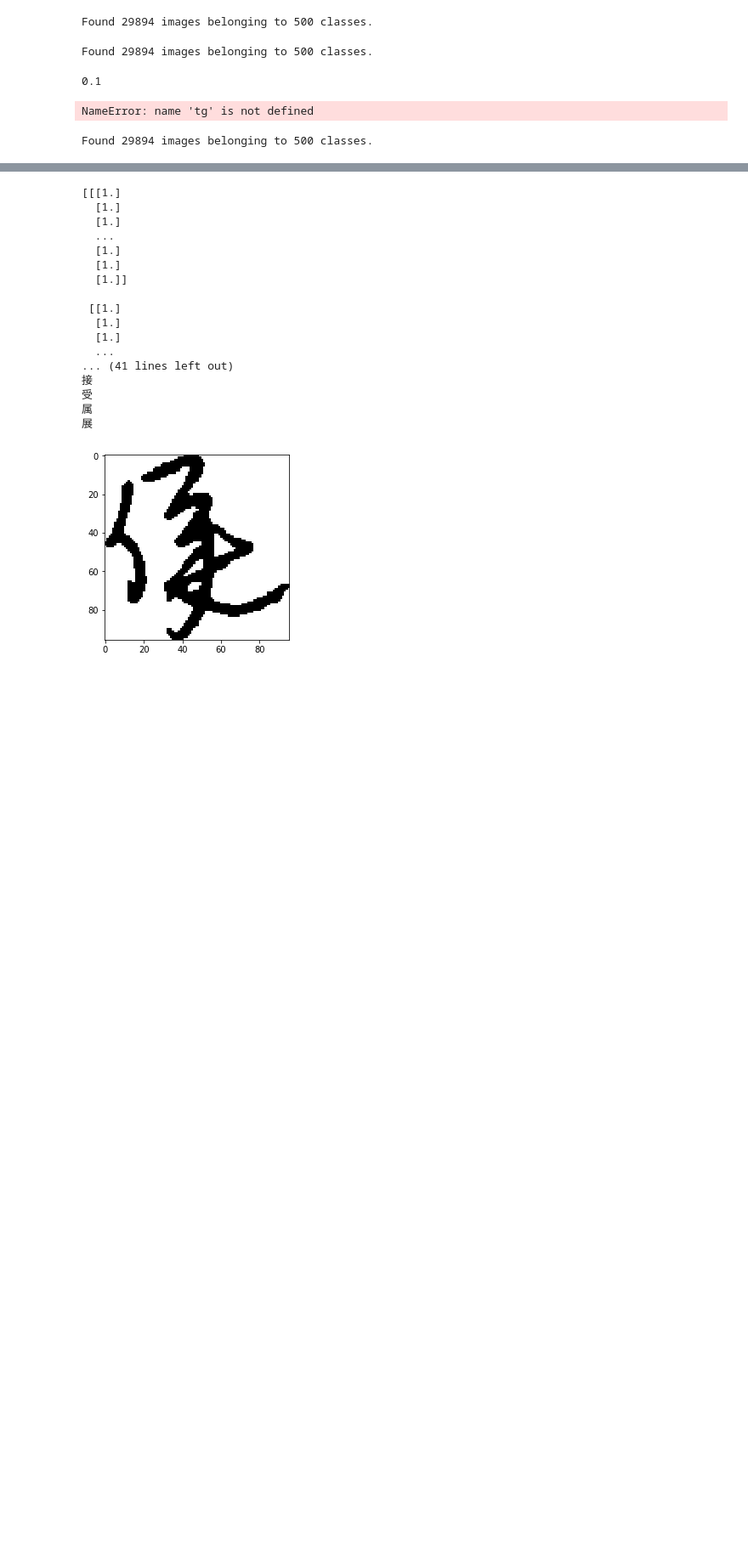
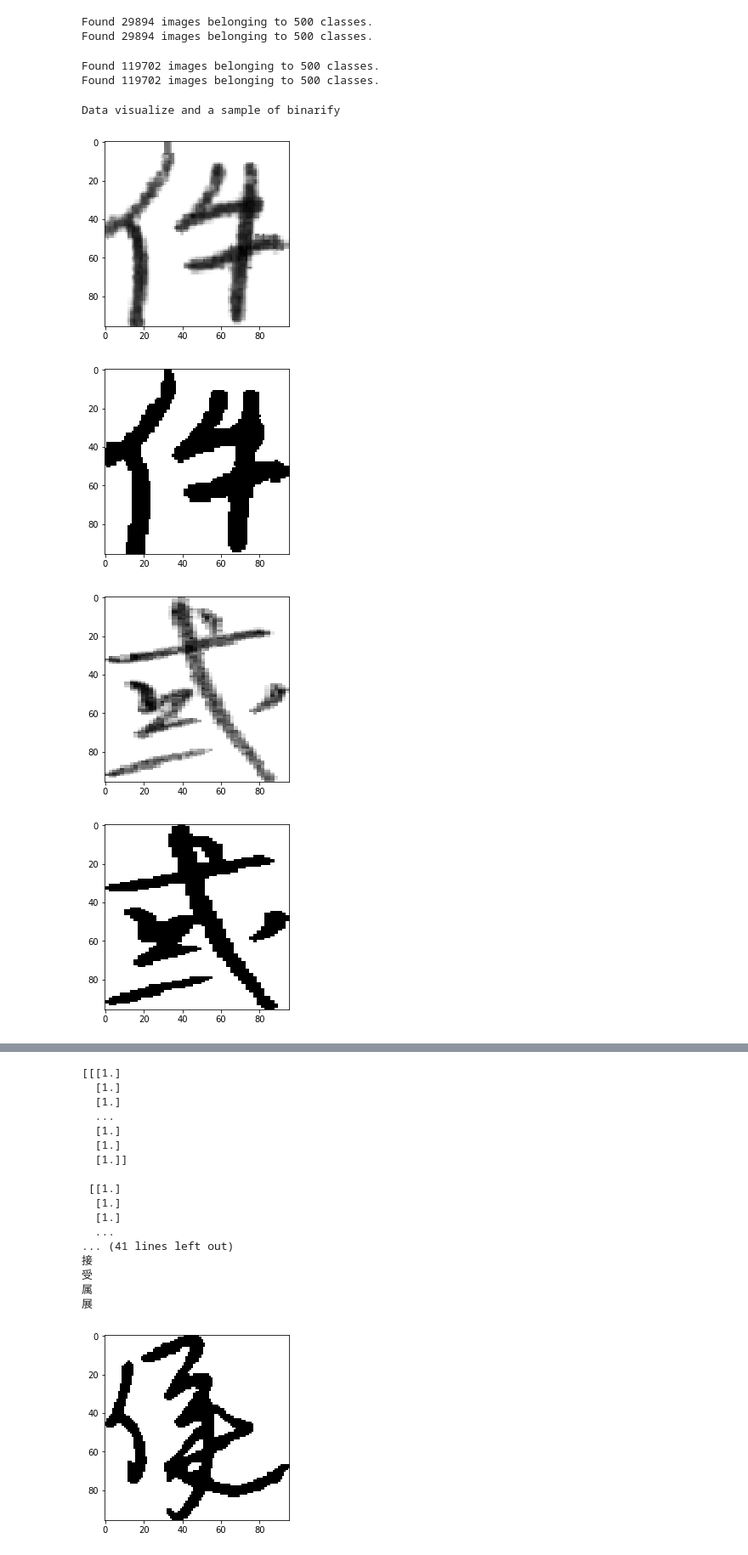
Before and after one commit to chenliz1/ChineseHandwritingRecognition, a Jupyter notebook: script.ipynb, the cells around one changed output, grey strips where cells are left out. Shown: that part at 85% size. Drawn from its saved outputs; the diff is of its cells as text; code cells hidden in the pictures; blank space fills up the shorter version.

```diff
--- a/script.ipynb
+++ b/script.ipynb
@@ -33,10 +41,12 @@ width, height = 96, 96
 # %%
-# vg = validGenerator(validDir, val_batchSize, 96, 96)
-vg = validGenerator(validDir, val_batchSize, 96, 96, binary=True, thresh=0.99)
+vg_origin = validGenerator(validDir, val_batchSize, 96, 96)
+vg_binary = validGenerator(validDir, val_batchSize, 96, 96, binary=True, thresh=0.99)
 # %% [output]
 Found 29894 images belonging to 500 classes.
+Found 29894 images belonging to 500 classes.
 # %%
-# tg = trainGenerator(trainDir, batchSize, 96, 96)
-tg = trainGenerator(validDir, val_batchSize, 96, 96, binary=True, thresh=0.99)
+tg_origin = trainGenerator(trainDir, batchSize, 96, 96)
+tg_binary = trainGenerator(trainDir, val_batchSize, 96, 96, binary=True, thresh=0.99)
 # %% [output]
-Found 29894 images belonging to 500 classes.
+Found 119702 images belonging to 500 classes.
+Found 119702 images belonging to 500 classes.
@@ -49,22 +53,18 @@ checkpointer = keras.callbacks.ModelCheckpoint(filepath='model_origin_weights_be
-# %%
-for i in range(5):
-    tens = i + 1
-    Lrate = 0.1**tens
-    print(Lrate)
-    sgd = optimizers.SGD(lr=Lrate, momentum=0.9, nesterov=True)
-    model.compile(loss='categorical_crossentropy',
-            optimizer=sgd,
-            metrics=['accuracy'])
-    history = model.fit_generator(tg, epochs=10, verbose=1,
-                        validation_data=vg,
-                        callbacks=[checkpointer])
-    with open('history_epoch{}0.pickle'.format(tens), 'wb') as handler:
-        pkl.dump(history.history, handler, protocol=pkl.HIGHEST_PROTOCOL)
-# test_loss, test_acc = model.evaluate_generator(vg, verbose=1)
-# %% [output]
-0.1
-NameError: name 'tg' is not defined
-# %%
-bvg = validGenerator(validDir, val_batchSize, 96, 96, binary=True, thresh=0.99)
-# %% [output]
-Found 29894 images belonging to 500 classes.
+# %%
+print('Data visualize and a sample of binarify')
+tg_sample = tg_origin[0][0][0]
+vg_sample = vg_origin[0][0][0]
+plt.imshow(tg_sample.reshape(width, height), cmap='gray')
+plt.show()
+plt.imshow(binarify_sample(tg_sample, 0.99), cmap='gray')
+plt.show()
+plt.imshow(vg_sample.reshape(width, height), cmap='gray')
+plt.show()
+plt.imshow(binarify_sample(vg_sample, 0.99), cmap='gray')
+plt.show()
+# %% [output]
+Data visualize and a sample of binarify
+[figure, added]
+[figure, added]
+[figure, added]
+[figure, added]
```
Also changed, not shown: parts of 26 cells of this notebook, 5 other files.
